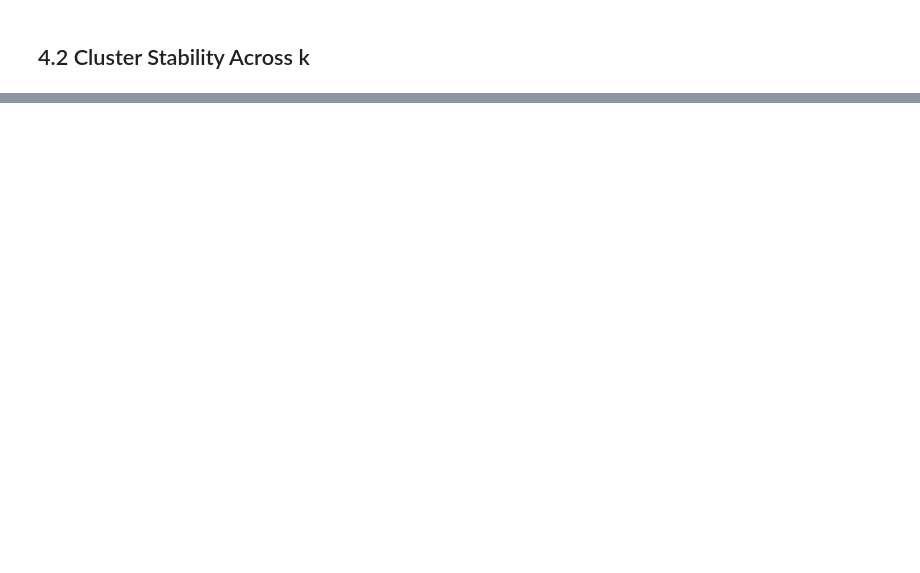
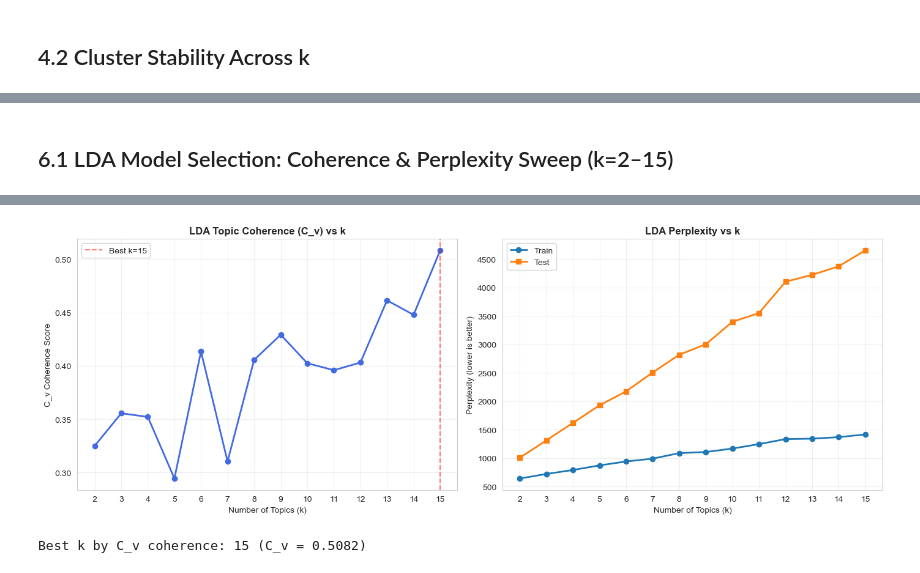
Before and after one commit to Thiruvel-AP/TextAnalytics, a Jupyter notebook: G43_Task4_FINAL_updated.ipynb, the cells around one changed output, grey strips where cells are left out. Saved outputs shown, nothing was run; the diff lists cells and outputs as text; code cells hidden in the pictures; blank space fills up the shorter version.

```diff
--- a/G43_Task4_FINAL_updated.ipynb
+++ b/G43_Task4_FINAL_updated.ipynb
@@ -66,7 +93,3 @@ df.head()
-# %%
-# Read the dataset
-df = pd.read_csv(csv_path, encoding='utf-8')
-df.describe()
 # %%
 fig, axes = plt.subplots(2, 2, figsize=(14, 10))
 sns.countplot(data=df, y='Ticket Type', order=df['Ticket Type'].value_counts().index,
@@ -648,0 +904,64 @@ plt.show()
+# %% [markdown]
+## 6.1 LDA Model Selection: Coherence & Perplexity Sweep (k=2–15)
+# %%
+from gensim.models import CoherenceModel
+from gensim.corpora import Dictionary
+
+# Build gensim dictionary and corpus from the TRAIN tokens
+train_token_lists = [tokens.iloc[i] for i in train_idx]
+test_token_lists = [tokens.iloc[i] for i in test_idx]
+
+gensim_dict = Dictionary(train_token_lists)
+gensim_dict.filter_extremes(no_below=3, no_above=0.85)
+gensim_corpus = [gensim_dict.doc2bow(doc) for doc in train_token_lists]
+
+k_range = range(2, 16)
+coherence_scores = []
+perplexity_train_scores = []
+perplexity_test_scores = []
+
+print("=== LDA Sweep: k = 2..15 ===")
+for k in k_range:
+    lda_k = LatentDirichletAllocation(
+        n_components=k, random_state=42, max_iter=20, learning_method='online'
+    )
+    lda_k.fit(X_lda_train)
+    perplexity_train_scores.append(lda_k.perplexity(X_lda_train))
+    perplexity_test_scores.append(lda_k.perplexity(X_lda_test))
+
+    topic_words = []
+    for topic in lda_k.components_:
+        top_idx = topic.argsort()[-10:][::-1]
+        topic_words.append([feature_names_lda[i] for i in top_idx])
+
+    cm = CoherenceModel(
+        topics=topic_words, texts=train_token_lists,
+        dictionary=gensim_dict, coherence='c_v'
+    )
+    c_v = cm.get_coherence()
+    coherence_scores.append(c_v)
+    print(f"  k={k:2d}  C_v={c_v:.4f}  train_perp={perplexity_train_scores[-1]:.1f}  test_perp={perplexity_test_scores[-1]:.1f}")
+
+fig, axes = plt.subplots(1, 2, figsize=(14, 5))
+axes[0].plot(list(k_range), coherence_scores, marker='o', linewidth=2, color='royalblue')
+axes[0].set_title('LDA Topic Coherence (C_v) vs k', fontweight='bold')
+axes[0].set_xlabel('Number of Topics (k)')
+axes[0].set_ylabel('C_v Coherence Score')
+axes[0].set_xticks(list(k_range))
+axes[0].grid(True, alpha=0.3)
+best_k_cv = list(k_range)[np.argmax(coherence_scores)]
+axes[0].axvline(best_k_cv, color='red', linestyle='--', alpha=0.5, label=f'Best k={best_k_cv}')
+axes[0].legend()
+
+axes[1].plot(list(k_range), perplexity_train_scores, marker='o', linewidth=2, label='Train')
+axes[1].plot(list(k_range), perplexity_test_scores, marker='s', linewidth=2, label='Test')
+axes[1].set_title('LDA Perplexity vs k', fontweight='bold')
+axes[1].set_xlabel('Number of Topics (k)')
+axes[1].set_ylabel('Perplexity (lower is better)')
+axes[1].set_xticks(list(k_range))
+axes[1].grid(True, alpha=0.3)
+axes[1].legend()
+plt.tight_layout()
+plt.show()
+print(f"\nBest k by C_v coherence: {best_k_cv} (C_v = {max(coherence_scores):.4f})")
+# %% [output]
@@ -648,0 +983,2 @@ plt.show()
+[figure, added]
+Best k by C_v coherence: 15 (C_v = 0.5082)
```
Also changed, not shown: parts of 73 cells of this notebook, 12 other files.
